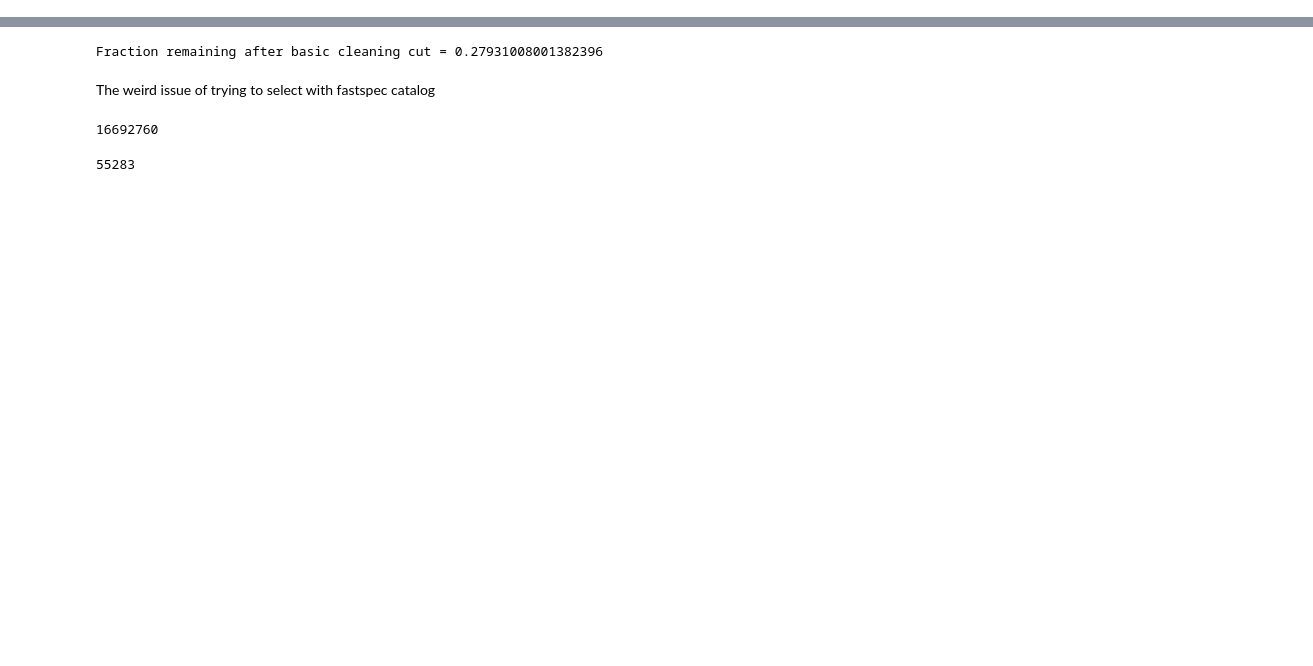
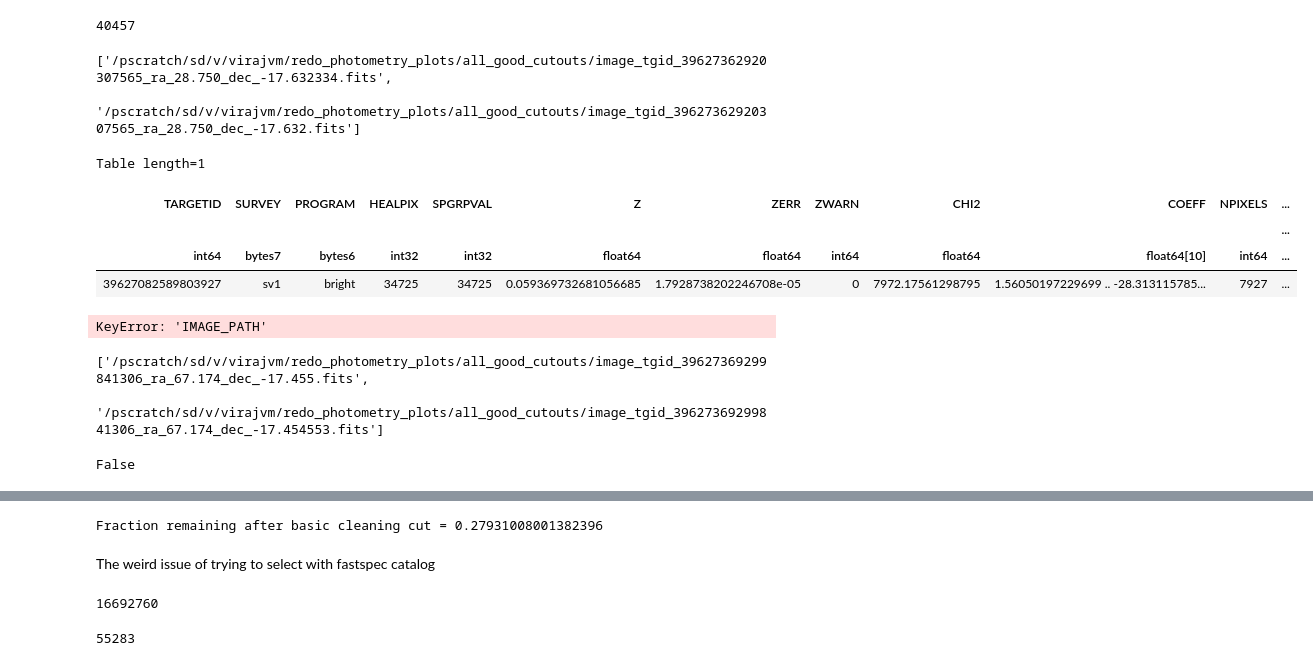
Before and after one commit to virajvman/desi_dwarfs, a Jupyter notebook: notebooks/select_targets.ipynb, the cells around one changed output, grey strips where cells are left out. Cells and saved outputs as stored; diff of their text form; code cells hidden in the pictures; blank space fills up the shorter version.

Commit message:
updated to photometry pipe

```diff
--- a/notebooks/select_targets.ipynb
+++ b/notebooks/select_targets.ipynb
@@ -44,0 +65,37 @@ from desi_lowz_funcs import make_subplots
+# %%
+import glob
+
+all_files = glob.glob("/pscratch/sd/v/virajvm/redo_photometry_plots/all_good_cutouts/*")
+
+print(len(all_files))
+# %% [output]
+40457
+# %%
+glob.glob("/pscratch/sd/v/virajvm/redo_photometry_plots/all_good_cutouts/image_tgid_39627362920307565*")
+# %% [output]
+['/pscratch/sd/v/virajvm/redo_photometry_plots/all_good_cutouts/image_tgid_39627362920307565_ra_28.750_dec_-17.632334.fits',
+ '/pscratch/sd/v/virajvm/redo_photometry_plots/all_good_cutouts/image_tgid_39627362920307565_ra_28.750_dec_-17.632.fits']
+# %%
+clean_cat = Table.read("/pscratch/sd/v/virajvm/catalog_dr1_dwarfs/desi_y1_dwarf_clean_catalog_v4_RUN_W_APER.fits")
+# %%
+clean_cat[clean_cat["RA"] == 61.214696530120904]
+# %% [output]
+Table length=1
+| TARGETID | SURVEY | PROGRAM | HEALPIX | SPGRPVAL | Z | ZERR | ZWARN | CHI2 | COEFF | NPIXELS | ... |
+|  |  |  |  |  |  |  |  |  |  |  | ... |
+| int64 | bytes7 | bytes6 | int32 | int32 | float64 | float64 | int64 | float64 | float64[10] | int64 | ... |
+| 39627082589803927 | sv1 | bright | 34725 | 34725 | 0.059369732681056685 | 1.7928738202246708e-05 | 0 | 7972.17561298795 | 1.56050197229699 .. -28.313115785... | 7927 | ... |
+# %%
+img_path = clean_cat[clean_cat["TARGETID"] == 39627374345585658]
+img_path
+# %% [output]
+KeyError: 'IMAGE_PATH'
+# %%
+glob.glob("/pscratch/sd/v/virajvm/redo_photometry_plots/all_good_cutouts/image_tgid_39627369299841306*")
+# %% [output]
+['/pscratch/sd/v/virajvm/redo_photometry_plots/all_good_cutouts/image_tgid_39627369299841306_ra_67.174_dec_-17.455.fits',
+ '/pscratch/sd/v/virajvm/redo_photometry_plots/all_good_cutouts/image_tgid_39627369299841306_ra_67.174_dec_-17.454553.fits']
+# %%
+os.path.exists(img_path)
+# %% [output]
+False
```
Also changed, not shown: parts of 7 cells of this notebook, 32 other files.
